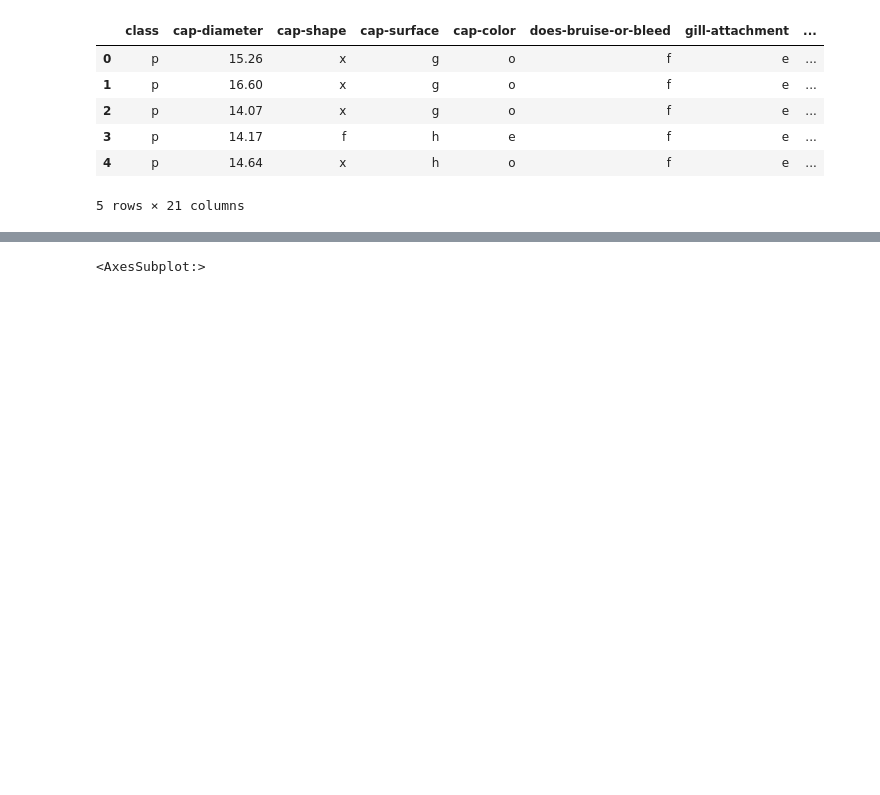
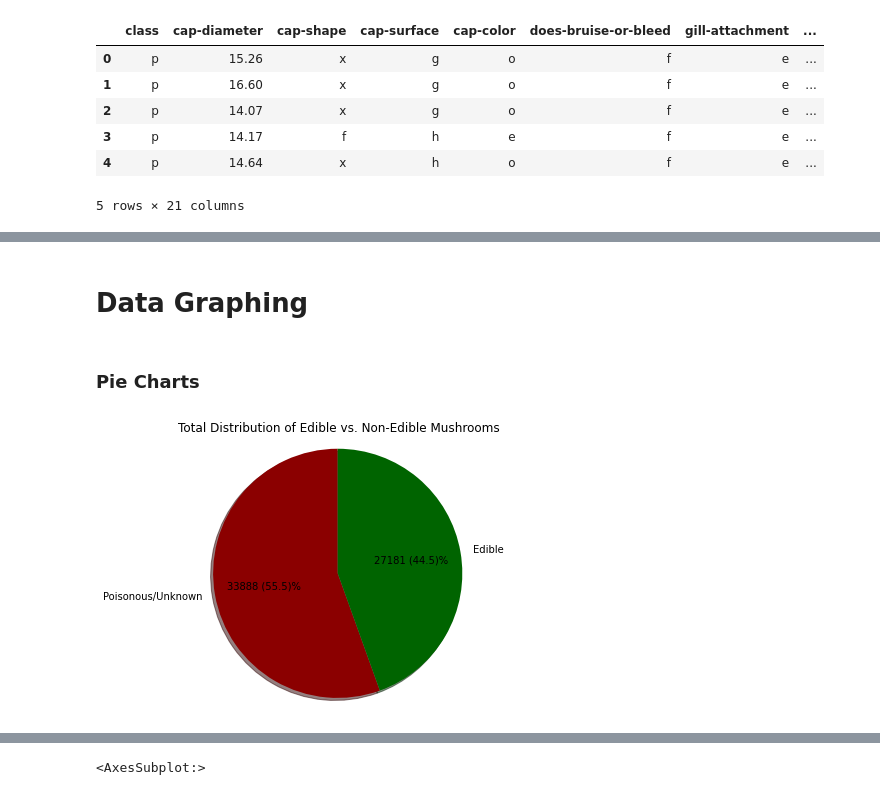
Before and after one commit to cdenq/mushroom-edibility-predictor-web-app, a Jupyter notebook: Main/eda.ipynb, the cells around one changed output, grey strips where cells are left out. Cells and saved outputs as stored; diff of their text form; code cells hidden in the pictures; blank space fills up the shorter version.

```diff
--- a/Main/eda.ipynb
+++ b/Main/eda.ipynb
@@ -124,0 +49,26 @@ pd.pivot_table(mush_metadata,index="class",columns=["cap-color","gill-color","st
+# %% [markdown]
+# Data Graphing
+# %% [markdown]
+### Pie Charts
+# %%
+# mark autopct values
+def make_autopct(values):
+    def my_autopct(pct):
+        total = sum(values)
+        val = int(round(pct*total/100.0))
+        return '{v:d} ({p:.1f})%'.format(p=pct,v=val)
+    return my_autopct
+# %%
+# setting values
+labels = ['Poisonous/Unknown', 'Edible']
+values = mush_metadata['class'].value_counts().to_list()
+colors = ['darkred', 'darkgreen']
+
+# graphing pie charts
+plt.figure(figsize = (5,5))
+plt.pie(values, labels=labels, colors=colors, autopct=make_autopct(values), shadow=True, startangle=90)
+plt.title('Total Distribution of Edible vs. Non-Edible Mushrooms')
+plt.axis('equal')
+plt.savefig('Resources/Models/pie-chart-poi-edi.png')
+# %% [output]
+[figure, added]
```
Also changed, not shown: parts of 15 cells of this notebook, 4 other files.
